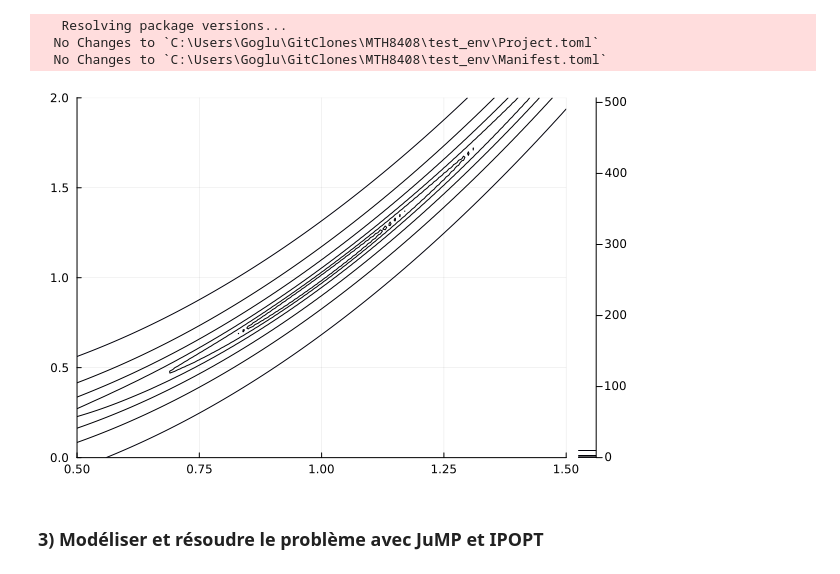
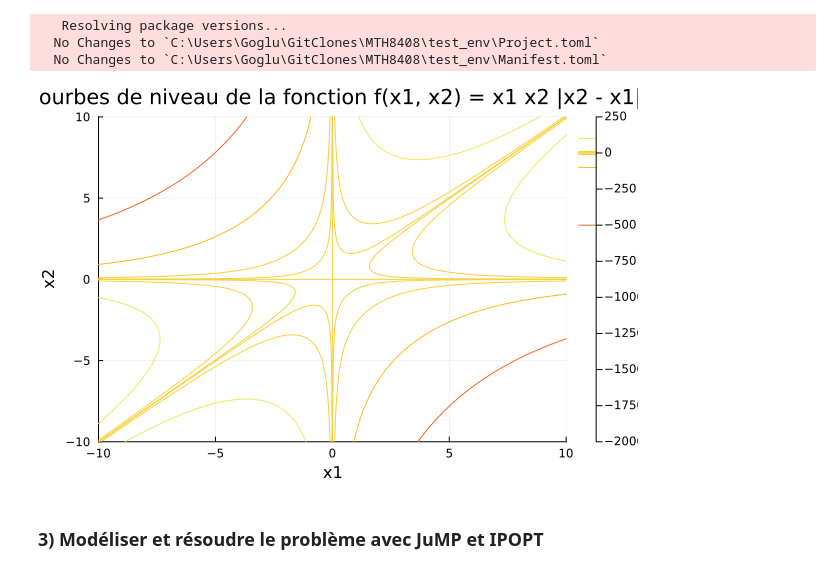
Before and after one commit to tmigot/MTH8408, a Jupyter notebook: test_env/Rapport_Lab1.ipynb, the cells around one changed output. Cells and saved outputs as stored; diff of their text form; code cells hidden in the pictures.

```diff
--- a/test_env/Rapport_Lab1.ipynb
+++ b/test_env/Rapport_Lab1.ipynb
@@ -124,11 +124,17 @@ using Plots
   No Changes to `C:\Users\Goglu\GitClones\MTH8408\test_env\Project.toml`
   No Changes to `C:\Users\Goglu\GitClones\MTH8408\test_env\Manifest.toml`
 # %%
-f(x1, x2) = 100*(x2 - x1^2)^2 + (1 - x1)^2
+f(x1, x2) = 100*(x2 - x1^2)^2 + (1 - x1)^2;
+pf = contour(0.5:0.01:1.5, 0:0.01:2, (x1,x2) -> f(x1,x2), levels=[0.03, 0.1, 0.3, 1, 3, 10]);
 
-p = contour(0.5:0.01:1.5, 0:0.01:2, (x1,x2) -> f(x1,x2), levels=[0.03, 0.1, 0.3, 1, 3, 10])
+g(x1, x2) = x1 * x2 * abs(x2 - x1);
+pg = contour(-10:0.01:10, -10:0.01:10, (x1,x2) -> g(x1,x2), levels=[-500, -100,-10, -1, 0, 1, 10, 100, 500]);
+pg = plot!(pg, title="Courbes de niveau de la fonction f(x1, x2) = x1 x2 |x2 - x1|", xlabel="x1", ylabel="x2")
+
+# display(pf)
+display(pg)
 # %% [output]
-[figure, old version]
+[figure, new version]
 # %% [markdown]
 ### 3) Modéliser et résoudre le problème avec JuMP et IPOPT
 # %%
```
Also changed, not shown: 2 other files.
